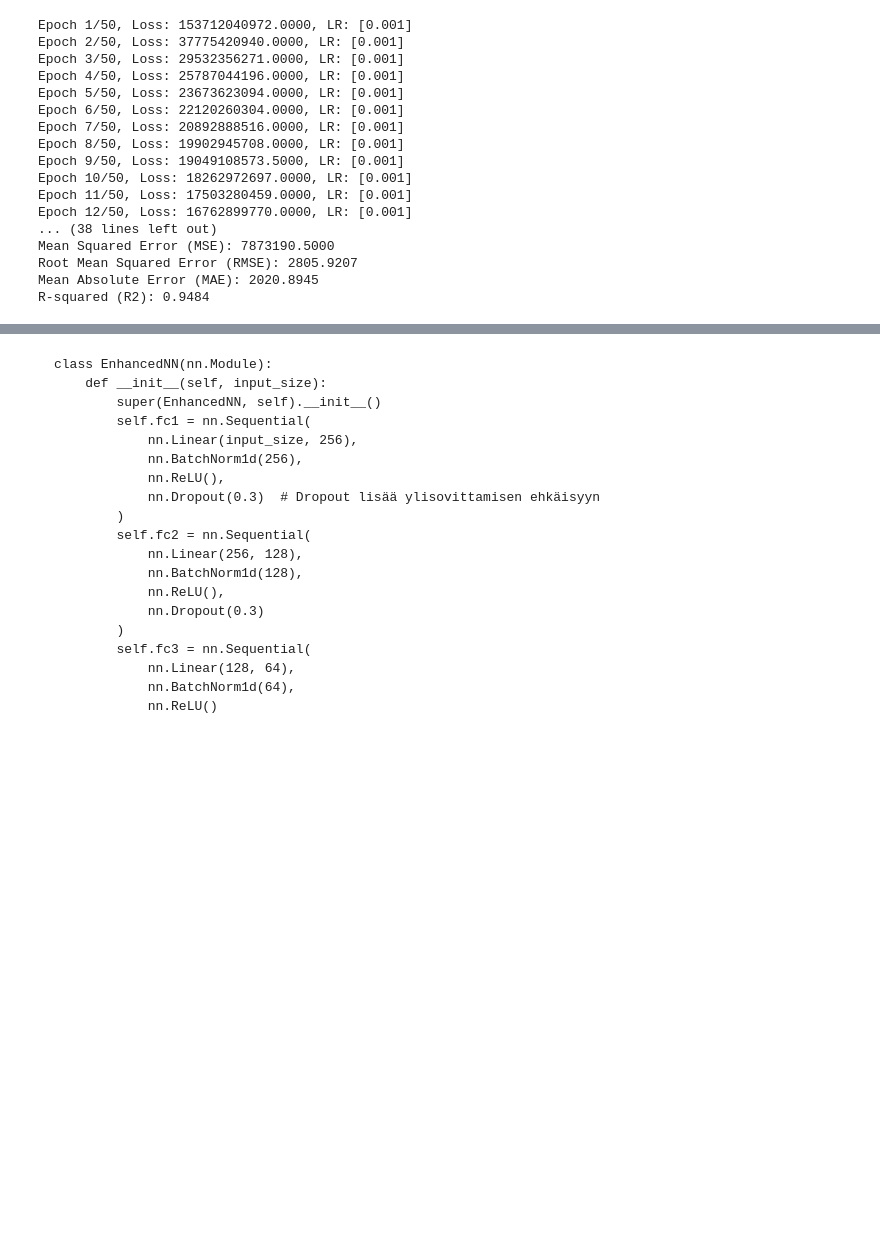
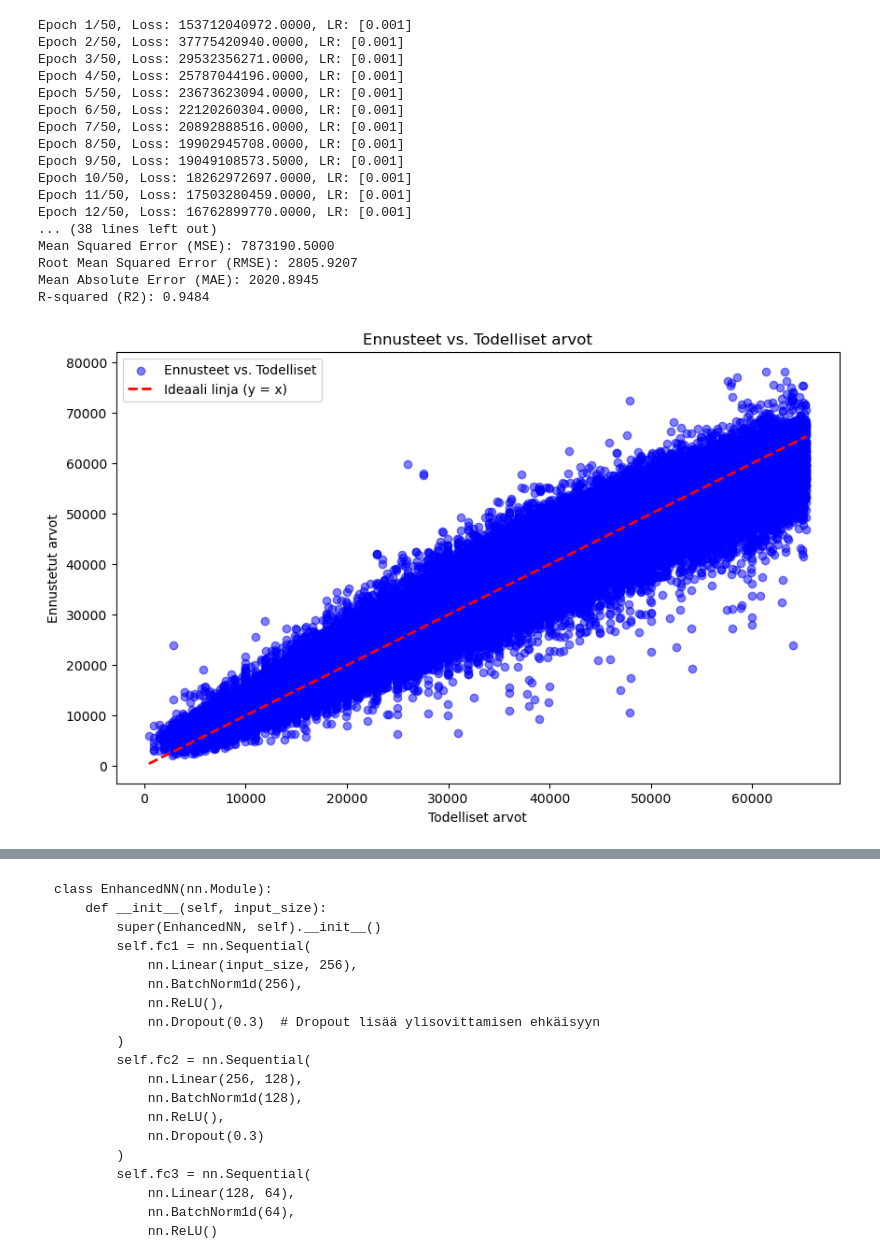
Before and after one commit to JermuSo/aida_project_group1, a Jupyter notebook: docs/Phase 4/dlearn_test.ipynb, the cells around one changed output, grey strips where cells are left out. Saved outputs shown, nothing was run; the diff lists cells and outputs as text; code cells hidden in the pictures; blank space fills up the shorter version.

```diff
--- a/docs/Phase 4/dlearn_test.ipynb
+++ b/docs/Phase 4/dlearn_test.ipynb
@@ -213,30 +213,33 @@ plt.plot([y_test_np.min(), y_test_np.max()],
          [y_test_np.min(), y_test_np.max()],
          color='red', linestyle='--', linewidth=2, label='Ideaali linja (y = x)')
 
 # Kuvaajan otsikot ja selitteet
 plt.xlabel("Todelliset arvot")
 plt.ylabel("Ennustetut arvot")
 plt.title("Ennusteet vs. Todelliset arvot")
 plt.legend()
 plt.show()
 
+"""
 480087952000.0000
 29555347948.5000
 10136951183.5000
 54642724604
 15399672672
 8629910492.0000
 Epoch 23/100, Loss: 14921280364.0000, LR: [2.5e-05]
 Epoch 7/100, Loss: 8629910492.0000, LR: [0.001]
 Epoch 15/100, Loss: 6140220020.0000, LR: [0.0005]
 Epoch 15/100, Loss: 6030494073.0000, LR: [0.0005]
 Epoch 50/100, Loss: 4350629643.0000, LR: [0.000125]
 Epoch 47/50, Loss: 5165631966.0000, LR: [6.25e-05]
 Epoch 48/50, Loss: 5155565226.0000, LR: [6.25e-05]
 Epoch 49/50, Loss: 5145456849.0000, LR: [6.25e-05]
 Epoch 50/50, Loss: 5136488866.0000, LR: [3.125e-05]
 Mean Squared Error (MSE): 14340361.0000
 Root Mean Squared Error (RMSE): 3786.8669
 Mean Absolute Error (MAE): 2706.9407
 R-squared (R2): 0.9060
+"""
 # %% [output]
+[figure, added]
```
Also changed, not shown: parts of 1 cell of this notebook.
